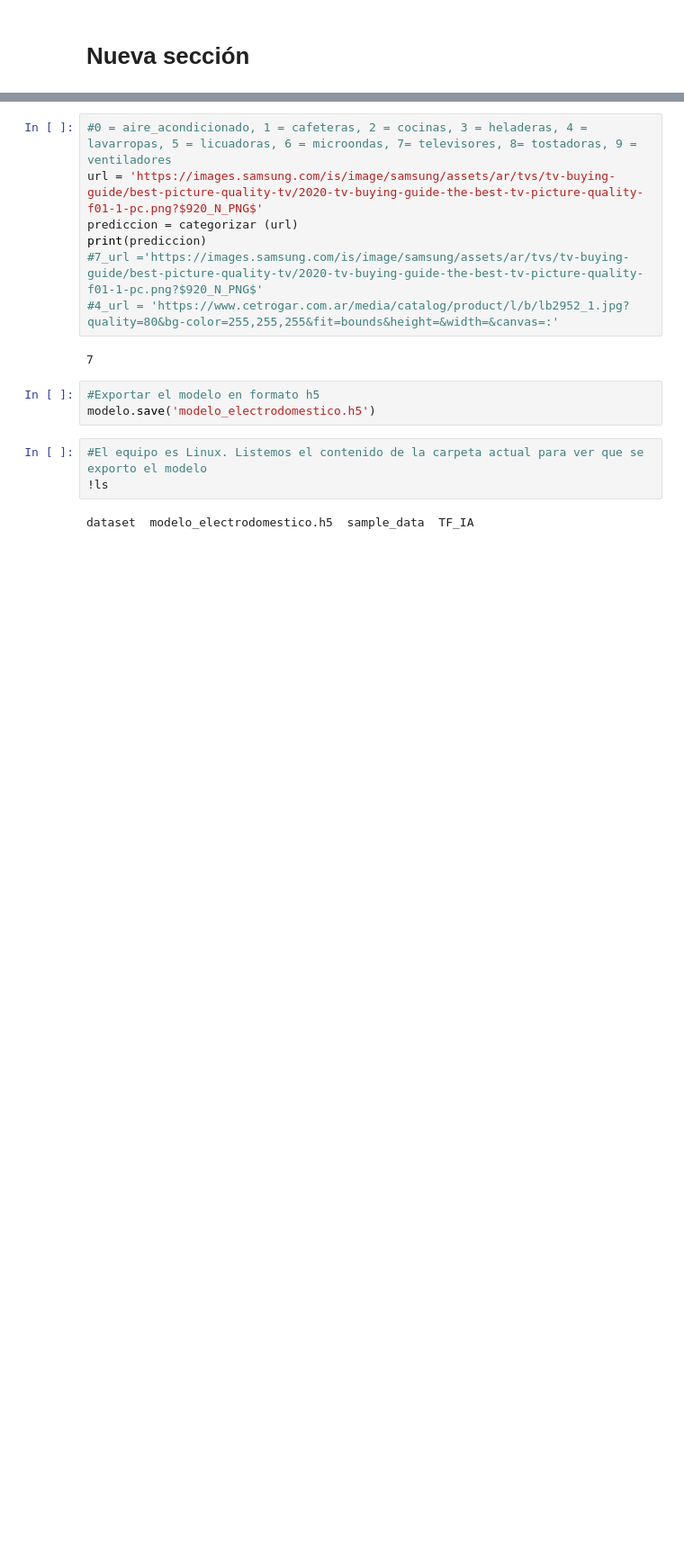
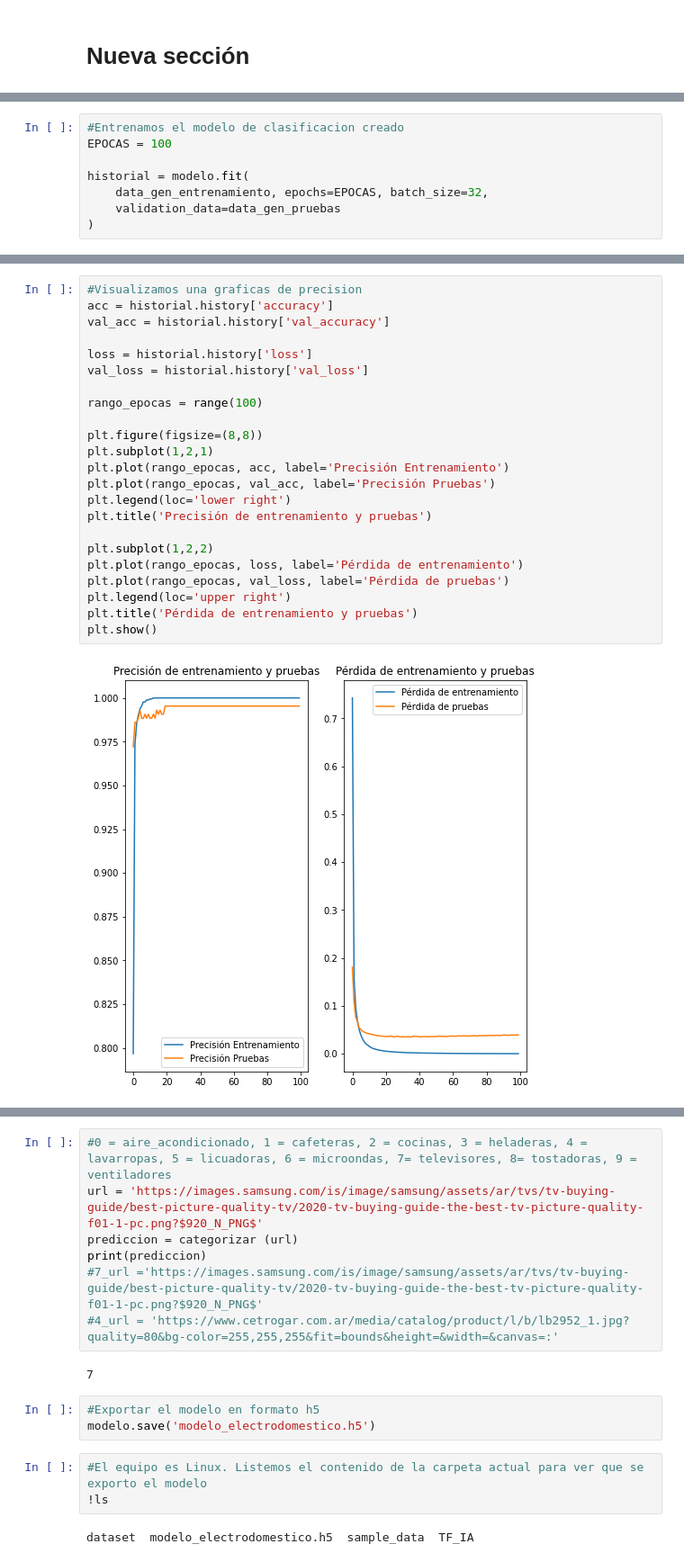
Before and after one commit to lromina/TF_IA, a Jupyter notebook: TF_clasificador_IA.ipynb, the cells around one changed output, grey strips where cells are left out. Shown at 90% size. Saved outputs shown, nothing was run; the diff lists cells and outputs as text; blank space fills up the shorter version.

```diff
--- a/TF_clasificador_IA.ipynb
+++ b/TF_clasificador_IA.ipynb
@@ -346,0 +237,8 @@ def categorizar(url):
+# %%
+#Entrenamos el modelo de clasificacion creado
+EPOCAS = 100
+
+historial = modelo.fit(
+    data_gen_entrenamiento, epochs=EPOCAS, batch_size=32,
+    validation_data=data_gen_pruebas
+)
@@ -346,0 +264,25 @@ def categorizar(url):
+# %%
+#Visualizamos una graficas de precision
+acc = historial.history['accuracy']
+val_acc = historial.history['val_accuracy']
+
+loss = historial.history['loss']
+val_loss = historial.history['val_loss']
+
+rango_epocas = range(100)
+
+plt.figure(figsize=(8,8))
+plt.subplot(1,2,1)
+plt.plot(rango_epocas, acc, label='Precisión Entrenamiento')
+plt.plot(rango_epocas, val_acc, label='Precisión Pruebas')
+plt.legend(loc='lower right')
+plt.title('Precisión de entrenamiento y pruebas')
+
+plt.subplot(1,2,2)
+plt.plot(rango_epocas, loss, label='Pérdida de entrenamiento')
+plt.plot(rango_epocas, val_loss, label='Pérdida de pruebas')
+plt.legend(loc='upper right')
+plt.title('Pérdida de entrenamiento y pruebas')
+plt.show()
+# %% [output]
+[figure, added]
```
Also changed, not shown: parts of 45 cells of this notebook.
